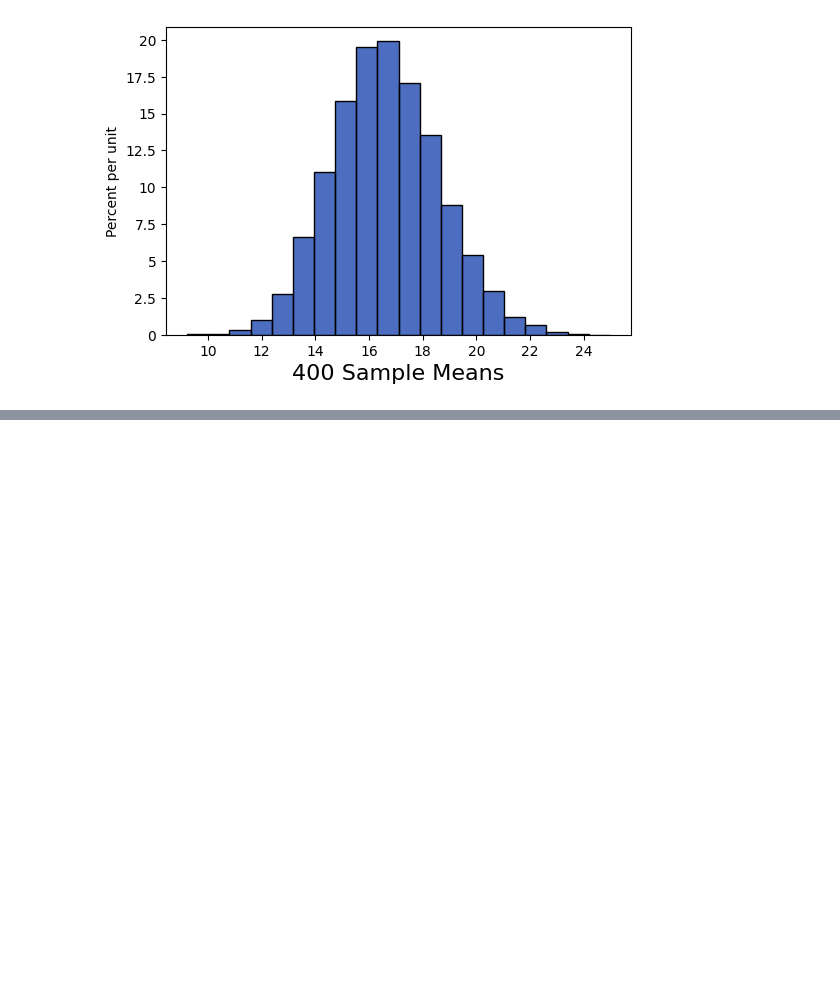
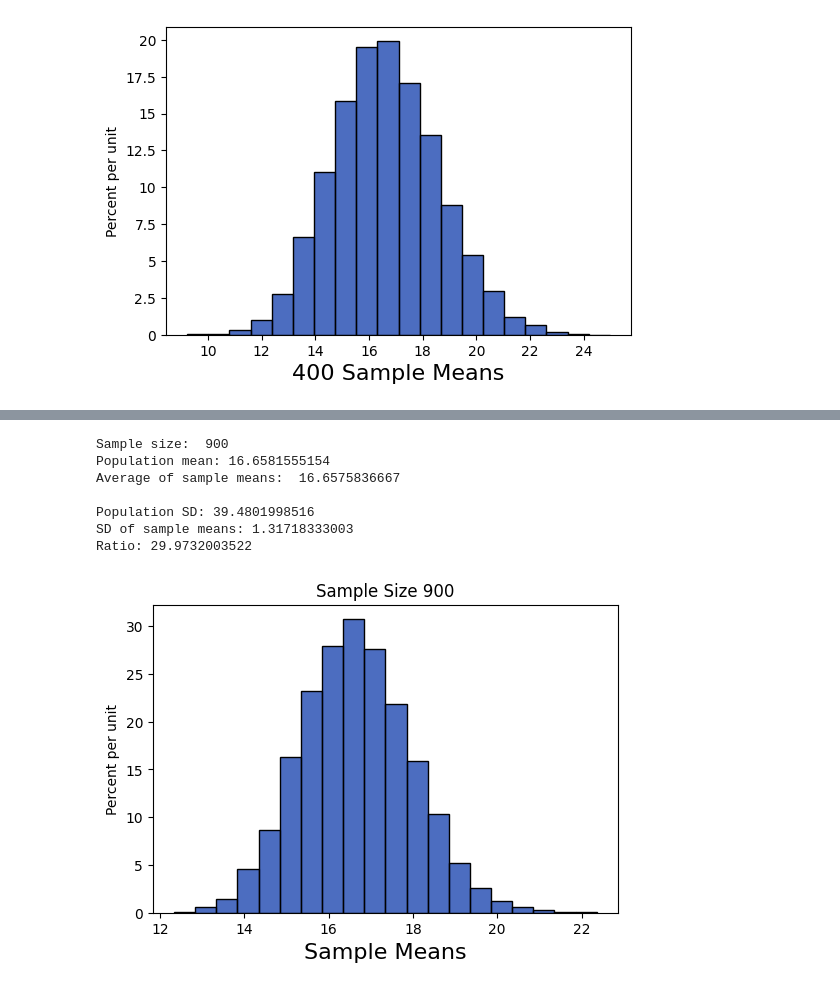
Before and after one commit to lochnes-007/Data8, a Jupyter notebook: 27-SampleMeans.ipynb, the cells around one changed output, grey strips where cells are left out. Saved outputs shown, nothing was run; the diff lists cells and outputs as text; code cells hidden in the pictures; blank space fills up the shorter version.

```diff
--- a/27-SampleMeans.ipynb
+++ b/27-SampleMeans.ipynb
@@ -38,0 +94,11 @@ Population Average:  16.6581555154
+# %%
+plot_and_summarize_sample_means(900)
+# %% [output]
+Sample size:  900
+Population mean: 16.6581555154
+Average of sample means:  16.6575836667
+
+Population SD: 39.4801998516
+SD of sample means: 1.31718333003
+Ratio: 29.9732003522
+[figure, added]
```
Also changed, not shown: parts of 6 cells of this notebook.
